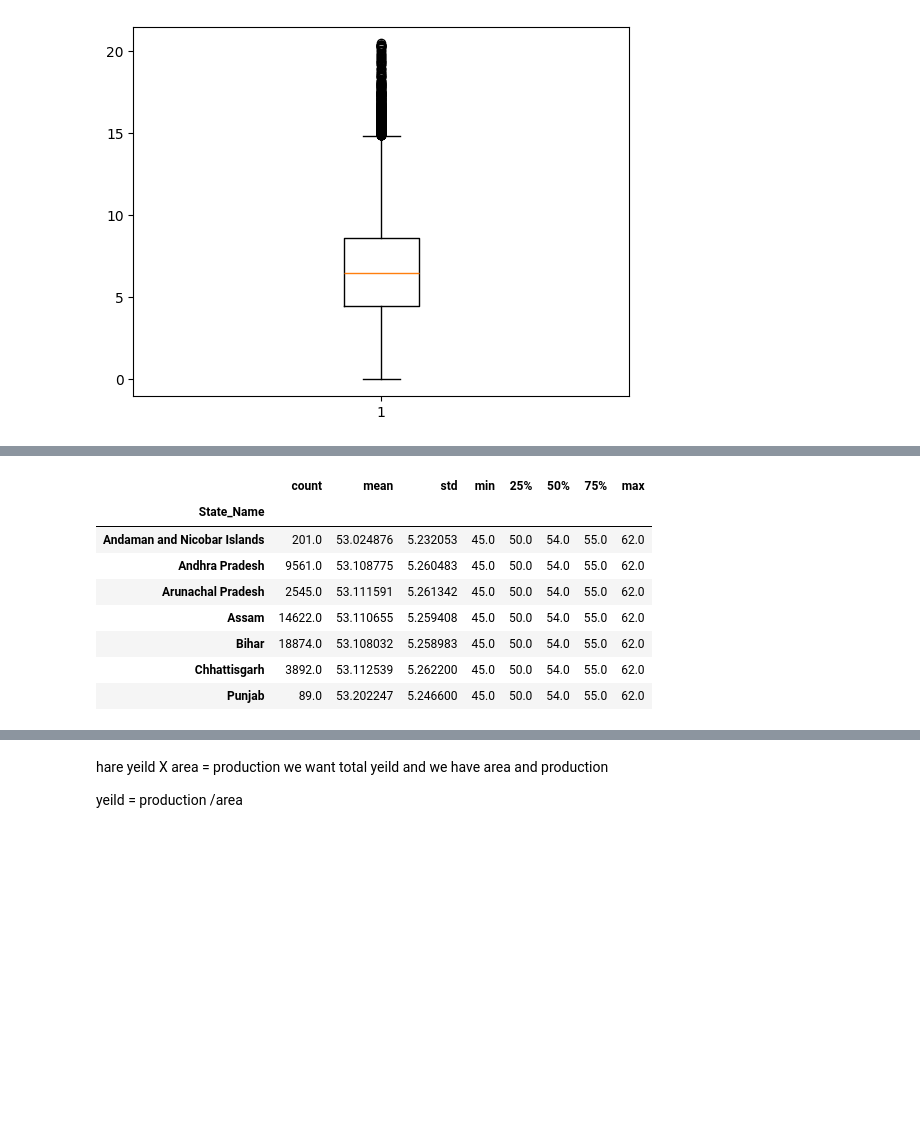
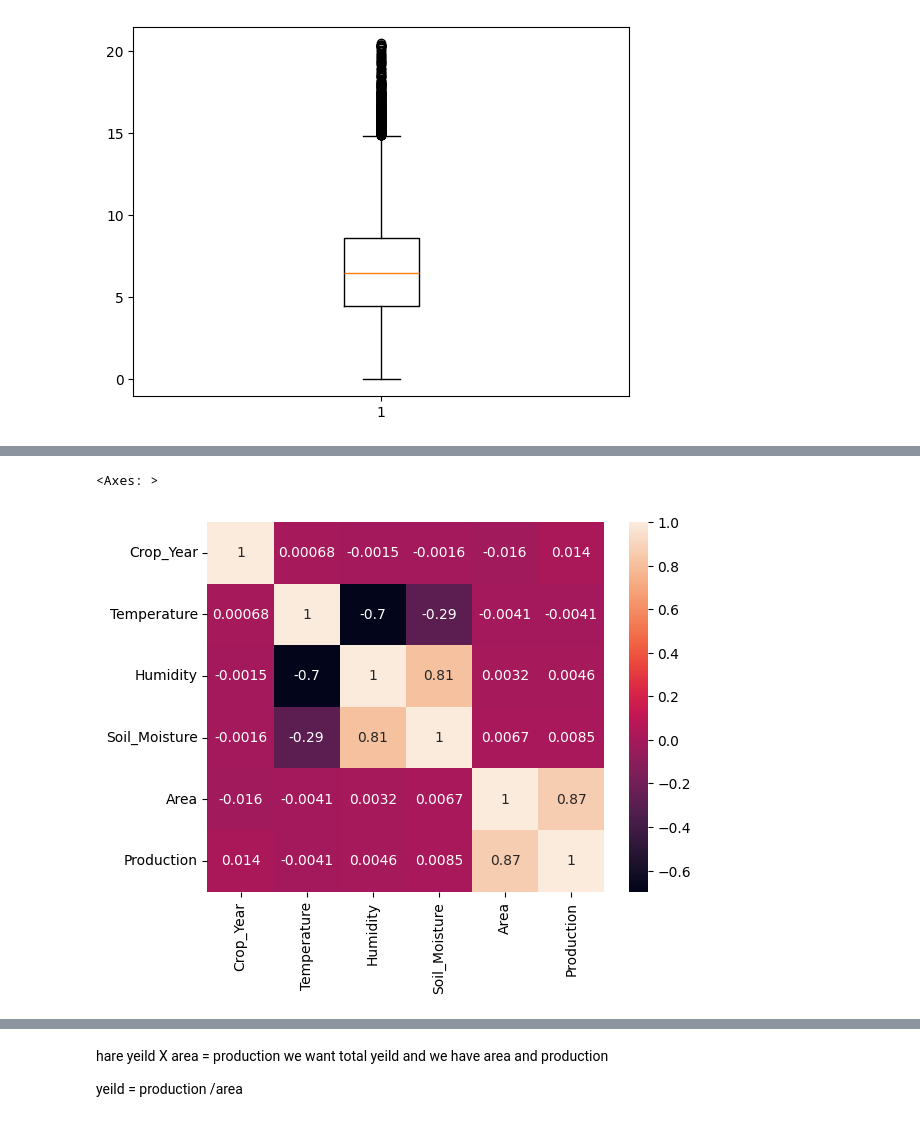
Before and after one commit to yashpawar-99/agripredict-ai, a Jupyter notebook: notebooks/crop_yeild_prediction.ipynb, the cells around one changed output, grey strips where cells are left out. Cells and saved outputs as stored; diff of their text form; code cells hidden in the pictures; blank space fills up the shorter version.

```diff
--- a/notebooks/crop_yeild_prediction.ipynb
+++ b/notebooks/crop_yeild_prediction.ipynb
@@ -151,14 +146,5 @@ df.head()
-# %%
-# Har State ke liye Soil_Moisture ka min, max, mean, aur percentiles dekhne ke liye:
-state_soil = df.groupby("State_Name")["Soil_Moisture"].describe()
-state_soil
-# %% [output]
-|  | count | mean | std | min | 25% | 50% | 75% | max |
-| State_Name |  |  |  |  |  |  |  |  |
-| Andaman and Nicobar Islands | 201.0 | 53.024876 | 5.232053 | 45.0 | 50.0 | 54.0 | 55.0 | 62.0 |
-| Andhra Pradesh | 9561.0 | 53.108775 | 5.260483 | 45.0 | 50.0 | 54.0 | 55.0 | 62.0 |
-| Arunachal Pradesh | 2545.0 | 53.111591 | 5.261342 | 45.0 | 50.0 | 54.0 | 55.0 | 62.0 |
-| Assam | 14622.0 | 53.110655 | 5.259408 | 45.0 | 50.0 | 54.0 | 55.0 | 62.0 |
-| Bihar | 18874.0 | 53.108032 | 5.258983 | 45.0 | 50.0 | 54.0 | 55.0 | 62.0 |
-| Chhattisgarh | 3892.0 | 53.112539 | 5.262200 | 45.0 | 50.0 | 54.0 | 55.0 | 62.0 |
-| Punjab | 89.0 | 53.202247 | 5.246600 | 45.0 | 50.0 | 54.0 | 55.0 | 62.0 |
+# %%
+sns.heatmap(df.corr(numeric_only=True),annot=True)
+# %% [output]
+<Axes: >
+[figure, added]
```
Also changed, not shown: parts of 47 cells of this notebook, 1 other file.
